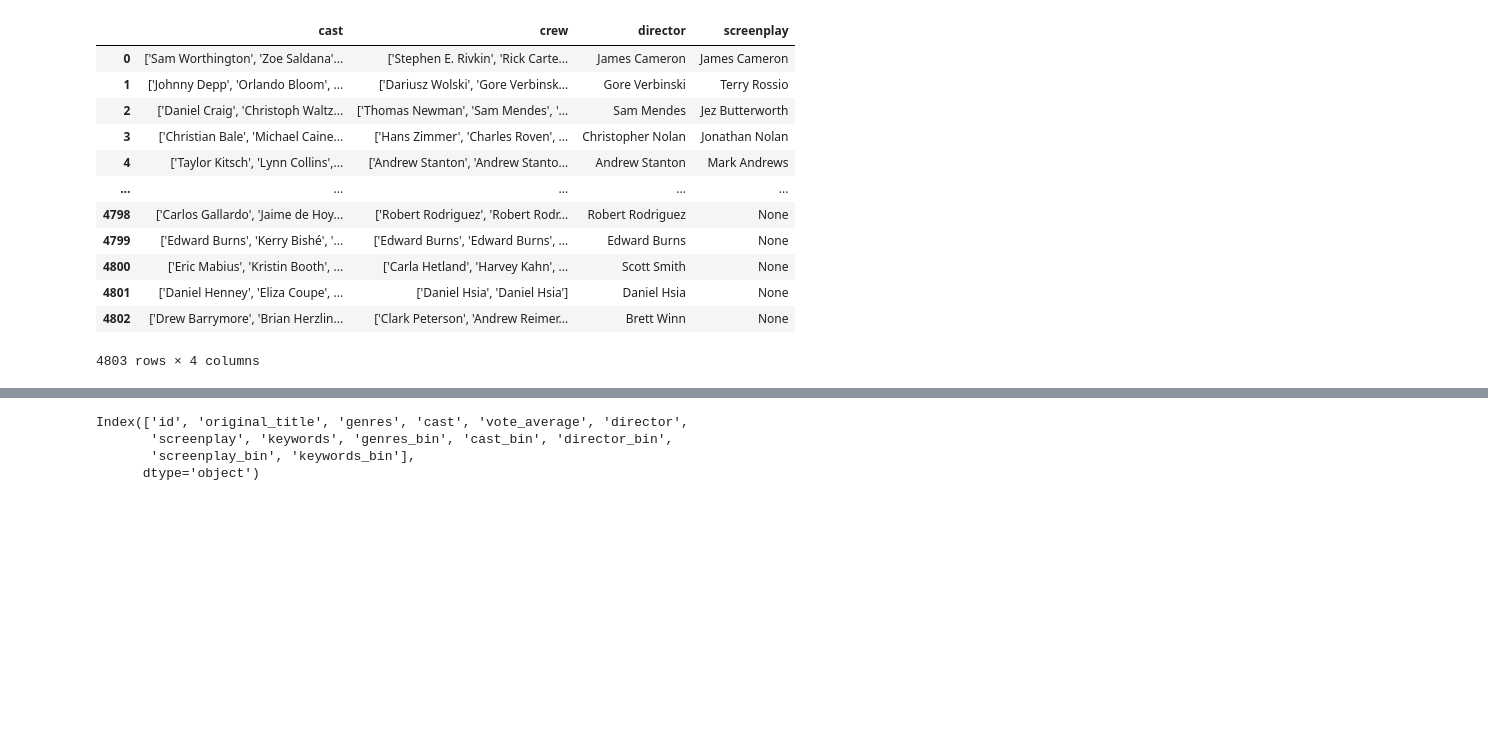
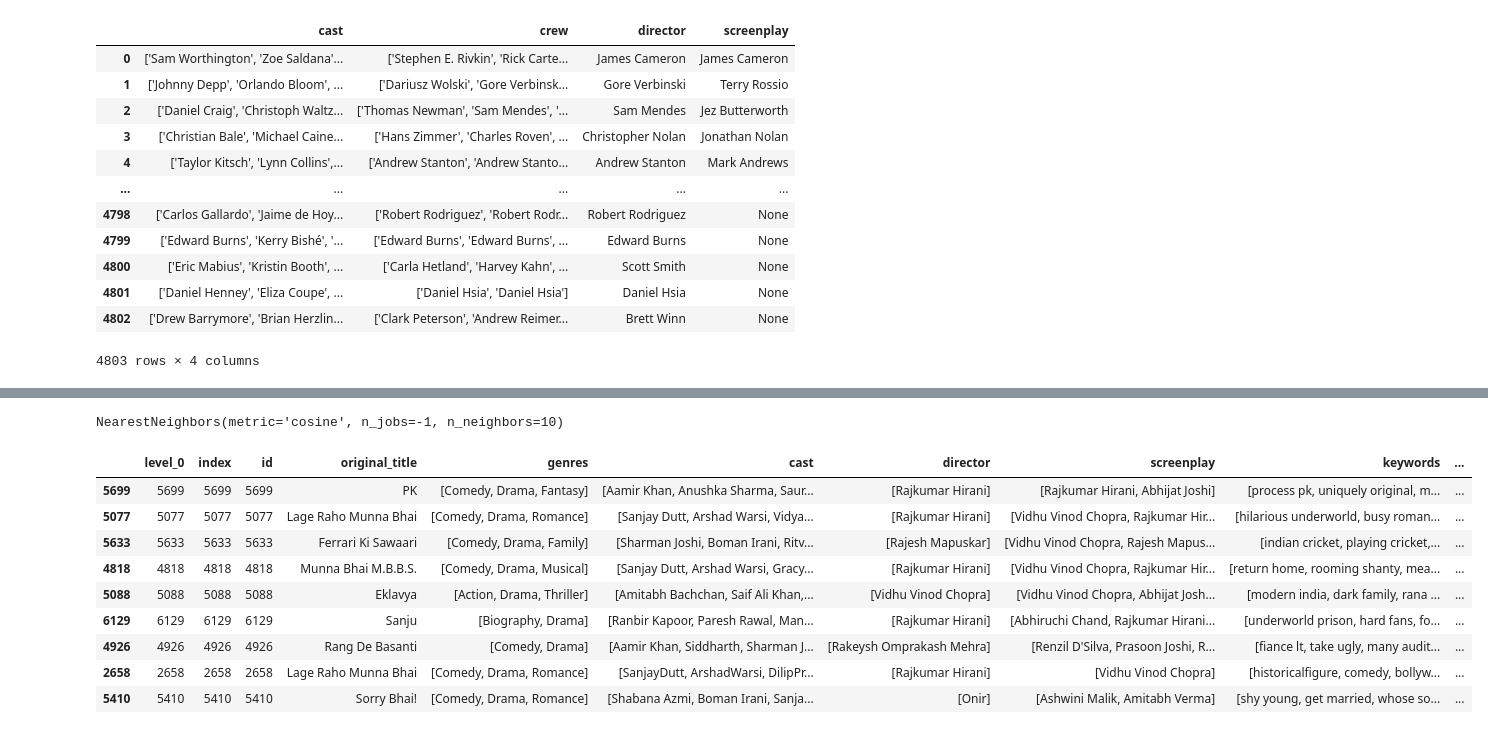
Before and after one commit to Jash-Shah/Data-Map, a Jupyter notebook: MovieReccomender.ipynb, the cells around one changed output, grey strips where cells are left out. Cells and saved outputs as stored; diff of their text form; code cells hidden in the pictures; blank space fills up the shorter version.

```diff
--- a/MovieReccomender.ipynb
+++ b/MovieReccomender.ipynb
@@ -488,7 +550,0 @@ Selected Movie : Harry Potter and the Goblet of Fire
-# %%
-movies.columns
-# %% [output]
-Index(['id', 'original_title', 'genres', 'cast', 'vote_average', 'director',
-       'screenplay', 'keywords', 'genres_bin', 'cast_bin', 'director_bin',
-       'screenplay_bin', 'keywords_bin'],
-      dtype='object')
@@ -494,0 +559,40 @@ Index(['id', 'original_title', 'genres', 'cast', 'vote_average', 'director',
+# %%
+# Use MultiLabelBinarizer to create binary columns for features
+genres_bin = pd.DataFrame(mlb.fit_transform(X["genres"]), columns=mlb.classes_, index=X.index)
+cast_bin = pd.DataFrame(mlb.fit_transform(X["cast"]), columns=mlb.classes_, index=X.index)
+directors_bin = pd.DataFrame(mlb.fit_transform(X["director"]), columns=mlb.classes_, index=X.index)
+screenplay_bin = pd.DataFrame(mlb.fit_transform(X["screenplay"]), columns=mlb.classes_, index=X.index)
+keywords_bin = pd.DataFrame(mlb.fit_transform(X["keywords"]), columns=mlb.classes_, index=X.index)
+# %%
+# Combine binary columns into a single dataframe
+enc_data = pd.concat([genres_bin, cast_bin, directors_bin, screenplay_bin, keywords_bin], axis=1)
+# %%
+# Fit a KNN model using cosine similarity
+from sklearn.neighbors import NearestNeighbors
+
+model_knn = NearestNeighbors(n_neighbors=10, metric="cosine", n_jobs=-1)
+model_knn.fit(enc_data)
+# %% [output]
+NearestNeighbors(metric='cosine', n_jobs=-1, n_neighbors=10)
+# %%
+# Create a function to recommend top 10 movies
+def recommend_movies(movie,nn_data,orig_data):
+    basemovie = orig_data.iloc[orig_data[orig_data["original_title"].apply(lambda x: x.lower()).str.contains(movie.lower())].original_title.str.len().sort_values().index[0]].to_frame().T
+    movie_index=nn_data[orig_data.original_title==basemovie.original_title.values[0]].index
+    _, indices = model_knn.kneighbors(np.array(nn_data.iloc[movie_index]).reshape(1, -1),n_neighbors=10)
+
+    out=orig_data.iloc[indices[0]].iloc[1:, :]
+    return out
+# %%
+recommend_movies("3 idiots", enc_data, movies)
+# %% [output]
+|  | level_0 | index | id | original_title | genres | cast | director | screenplay | keywords | ... |
+| 5699 | 5699 | 5699 | 5699 | PK | [Comedy, Drama, Fantasy] | [Aamir Khan, Anushka Sharma, Saur... | [Rajkumar Hirani] | [Rajkumar Hirani, Abhijat Joshi] | [process pk, uniquely original, m... | ... |
+| 5077 | 5077 | 5077 | 5077 | Lage Raho Munna Bhai | [Comedy, Drama, Romance] | [Sanjay Dutt, Arshad Warsi, Vidya... | [Rajkumar Hirani] | [Vidhu Vinod Chopra, Rajkumar Hir... | [hilarious underworld, busy roman... | ... |
+| 5633 | 5633 | 5633 | 5633 | Ferrari Ki Sawaari | [Comedy, Drama, Family] | [Sharman Joshi, Boman Irani, Ritv... | [Rajesh Mapuskar] | [Vidhu Vinod Chopra, Rajesh Mapus... | [indian cricket, playing cricket,... | ... |
+| 4818 | 4818 | 4818 | 4818 | Munna Bhai M.B.B.S. | [Comedy, Drama, Musical] | [Sanjay Dutt, Arshad Warsi, Gracy... | [Rajkumar Hirani] | [Vidhu Vinod Chopra, Rajkumar Hir... | [return home, rooming shanty, mea... | ... |
+| 5088 | 5088 | 5088 | 5088 | Eklavya | [Action, Drama, Thriller] | [Amitabh Bachchan, Saif Ali Khan,... | [Vidhu Vinod Chopra] | [Vidhu Vinod Chopra, Abhijat Josh... | [modern india, dark family, rana ... | ... |
+| 6129 | 6129 | 6129 | 6129 | Sanju | [Biography, Drama] | [Ranbir Kapoor, Paresh Rawal, Man... | [Rajkumar Hirani] | [Abhiruchi Chand, Rajkumar Hirani... | [underworld prison, hard fans, fo... | ... |
+| 4926 | 4926 | 4926 | 4926 | Rang De Basanti | [Comedy, Drama] | [Aamir Khan, Siddharth, Sharman J... | [Rakeysh Omprakash Mehra] | [Renzil D'Silva, Prasoon Joshi, R... | [fiance lt, take ugly, many audit... | ... |
+| 2658 | 2658 | 2658 | 2658 | Lage Raho Munna Bhai | [Comedy, Drama, Romance] | [SanjayDutt, ArshadWarsi, DilipPr... | [Rajkumar Hirani] | [Vidhu Vinod Chopra] | [historicalfigure, comedy, bollyw... | ... |
+| 5410 | 5410 | 5410 | 5410 | Sorry Bhai! | [Comedy, Drama, Romance] | [Shabana Azmi, Boman Irani, Sanja... | [Onir] | [Ashwini Malik, Amitabh Verma] | [shy young, get married, whose so... | ... |
```
Also changed, not shown: parts of 60 cells of this notebook, 7 other files.
